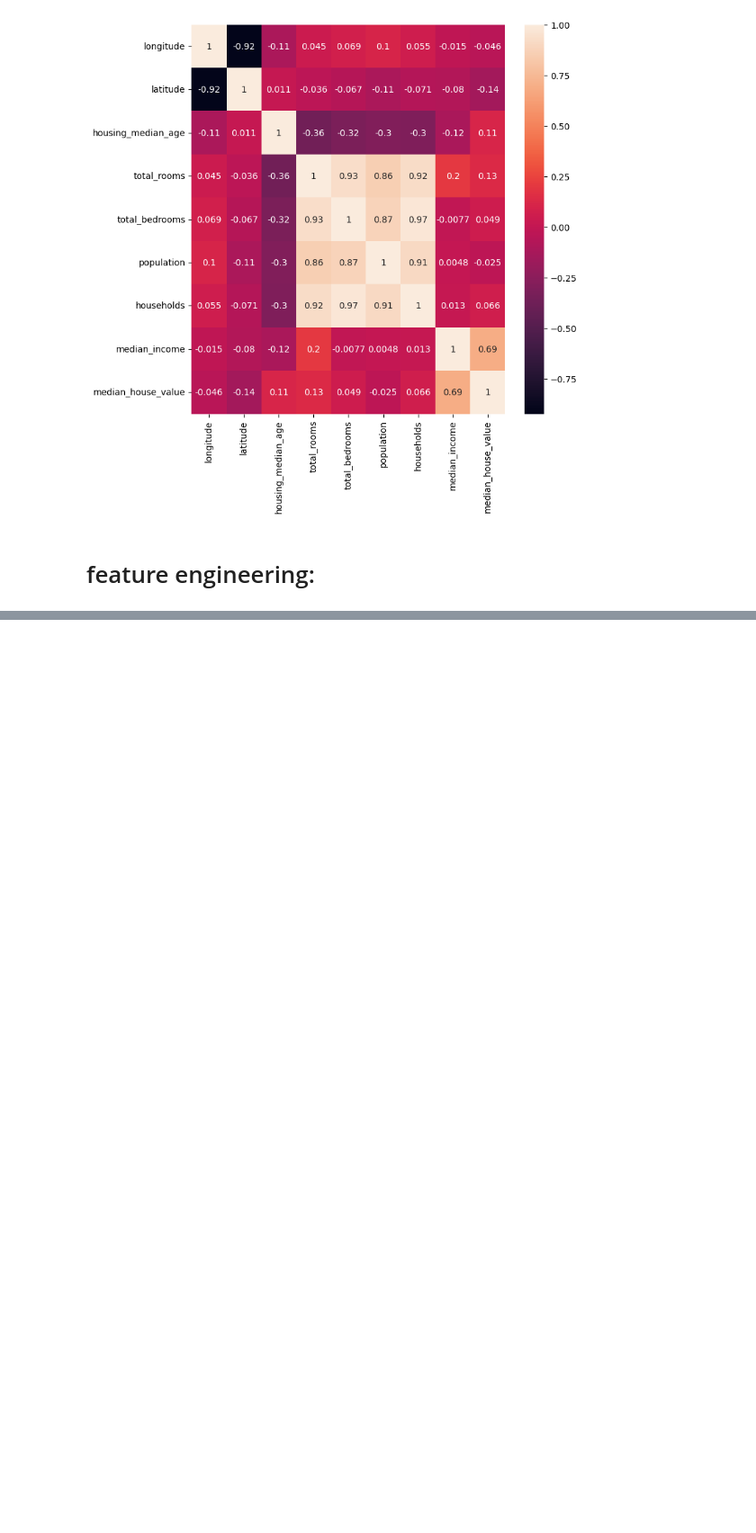
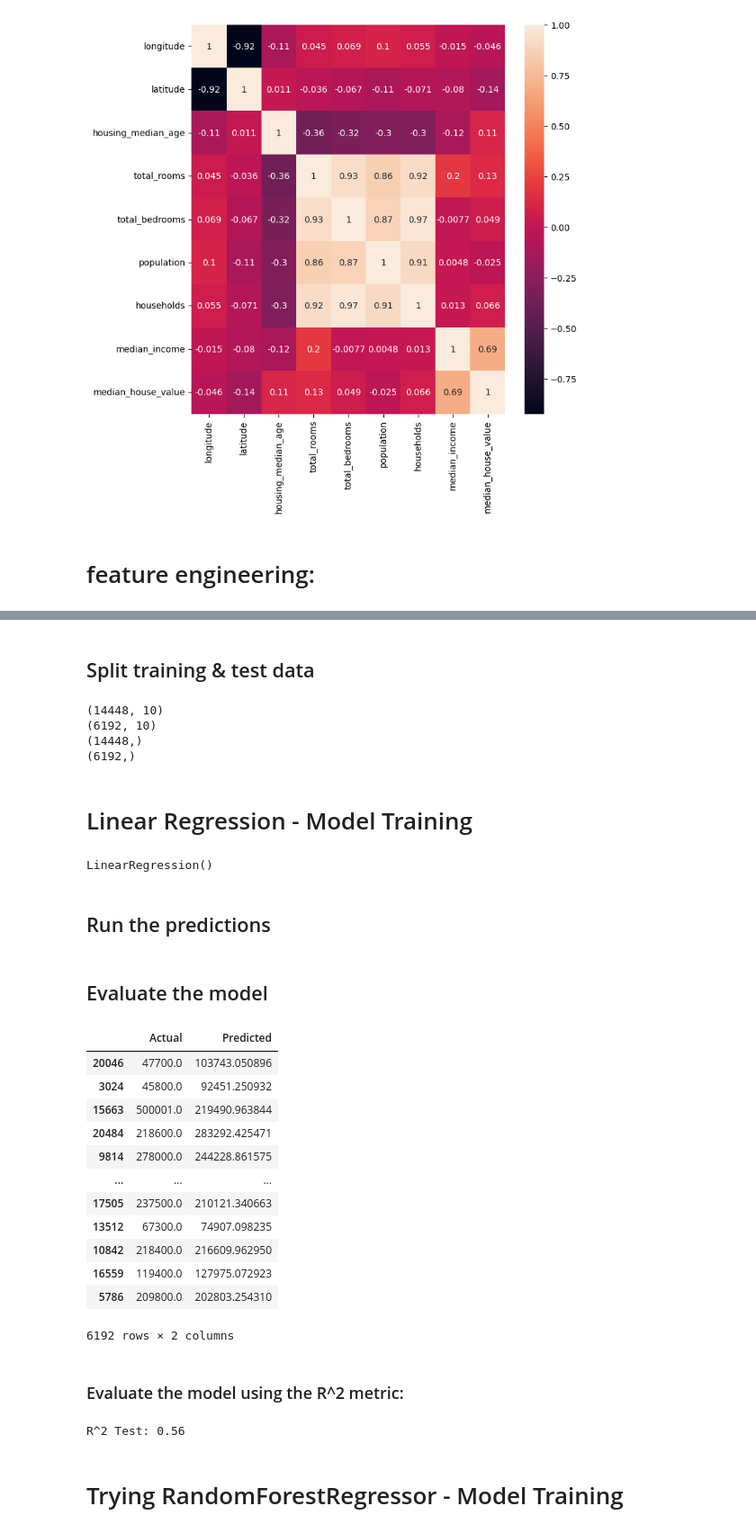
Before and after one commit to adamdmeg/home-prediction-ml, a Jupyter notebook: home_prediction.ipynb, the cells around one changed output, grey strips where cells are left out. Shown: that part at 90% size. Cells and saved outputs as stored; diff of their text form; code cells hidden in the pictures; blank space fills up the shorter version.

```diff
--- a/home_prediction.ipynb
+++ b/home_prediction.ipynb
@@ -252,0 +380,13 @@ plt.show()
+# %%
+import sklearn
+from sklearn.model_selection import train_test_split
+
+# removing spaces from columns, converting to lowercase, removing special characters
+housing_df_encoded.columns = [c.lower().replace(' ', '_').replace('<', '_') for c in housing_df_encoded.columns]
+
+# split target variable and feature variables
+X = housing_df_encoded[['housing_median_age', 'median_income','bedrooms_per_room','population_per_household','coords','ocean_proximity__1h_ocean',
+                        'ocean_proximity_inland','ocean_proximity_island','ocean_proximity_near_bay','ocean_proximity_near_ocean']]
+y = housing_df_encoded['median_house_value']
+
+print(X)
@@ -252,0 +411,67 @@ plt.show()
+# %% [markdown]
+## Split training & test data
+# %%
+# splitting the data into training and testing sets in numpy arrays
+#X -> array with the inputs; y -> array of the outputs
+
+X_train, X_test, y_train, y_test = train_test_split(X, y, random_state=42, shuffle=True, test_size=0.3)
+
+# Confirm how the data was split
+print(X_train.shape)
+print(X_test.shape)
+print(y_train.shape)
+print(y_test.shape)
+# %% [output]
+(14448, 10)
+(6192, 10)
+(14448,)
+(6192,)
+# %% [markdown]
+# Linear Regression - Model Training
+# %%
+# use scikit-learn's LinearRegression to train the model on both the training and evaluate it on the test sets
+from sklearn.linear_model import LinearRegression
+
+# create a linear regressor using all the feature variables:
+reg_model = LinearRegression()
+
+# train the model using the training sets:
+reg_model.fit(X_train, y_train)
+# %% [output]
+LinearRegression()
+# %% [markdown]
+## Run the predictions
+# %%
+y_pred_test = reg_model.predict(X_test)
+# %% [markdown]
+## Evaluate the model
+# %%
+# compare the actual values with those predicted by the model:
+pred_test_df = pd.DataFrame({'Actual': y_test, 'Predicted': y_pred_test})
+
+pred_test_df
+# %% [output]
+|  | Actual | Predicted |
+| 20046 | 47700.0 | 103743.050896 |
+| 3024 | 45800.0 | 92451.250932 |
+| 15663 | 500001.0 | 219490.963844 |
+| 20484 | 218600.0 | 283292.425471 |
+| 9814 | 278000.0 | 244228.861575 |
+| ... | ... | ... |
+| 17505 | 237500.0 | 210121.340663 |
+| 13512 | 67300.0 | 74907.098235 |
+| 10842 | 218400.0 | 216609.962950 |
+| 16559 | 119400.0 | 127975.072923 |
+| 5786 | 209800.0 | 202803.254310 |
+6192 rows × 2 columns
+# %% [markdown]
+### Evaluate the model using the R^2 metric:
+# %%
+# 1, means that the model is perfect and 0 means the the model will perform poorly.
+r2_reg_model_test = round(reg_model.score(X_test, y_test),2)
+
+print("R^2 Test: {}".format(r2_reg_model_test))
+# %% [output]
+R^2 Test: 0.56
+# %% [markdown]
+# Trying RandomForestRegressor - Model Training
```
Also changed, not shown: parts of 18 cells of this notebook.
